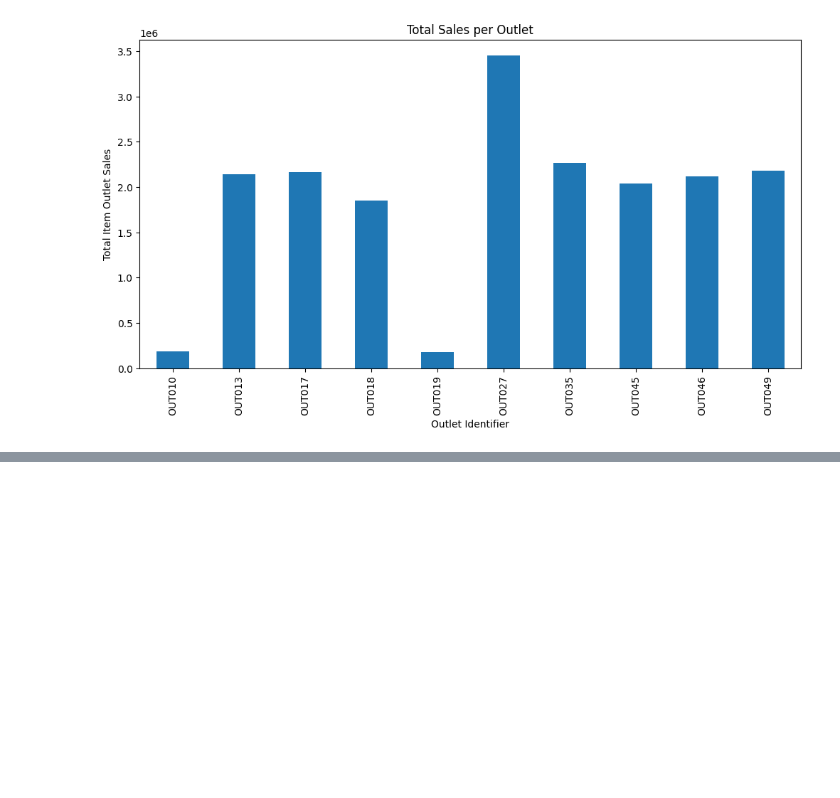
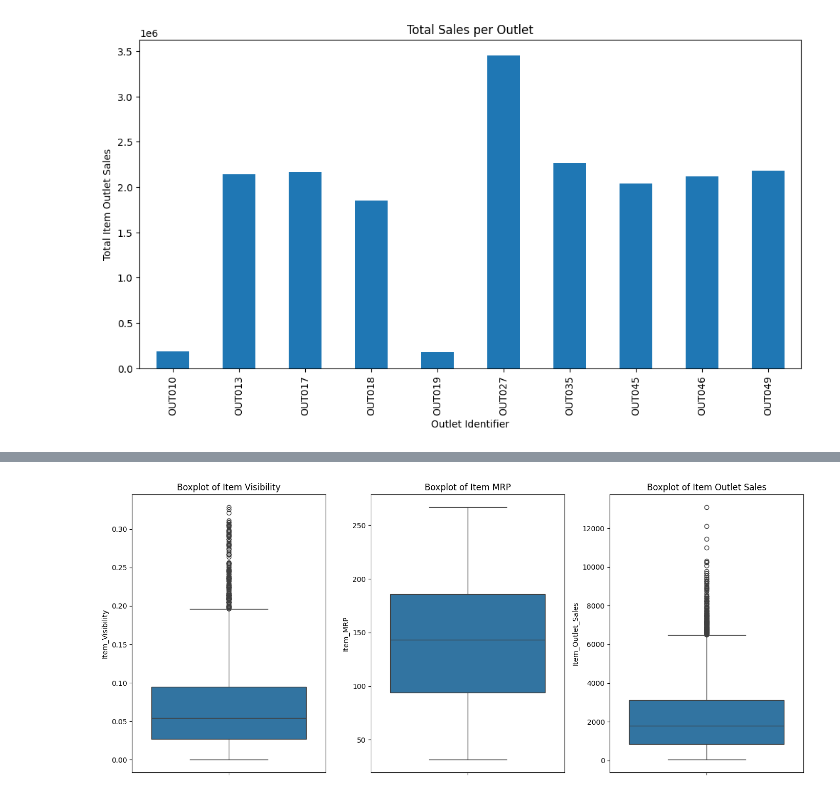
Before and after one commit to AromaDsouza/BigMart_Sales_Prediction, a Jupyter notebook: BigMart_Sales_Prediction.ipynb, the cells around one changed output, grey strips where cells are left out. Saved outputs shown, nothing was run; the diff lists cells and outputs as text; code cells hidden in the pictures; blank space fills up the shorter version.

```diff
--- a/BigMart_Sales_Prediction.ipynb
+++ b/BigMart_Sales_Prediction.ipynb
@@ -230,0 +262,18 @@ train_data['Outlet_Size'].fillna(outlet_size_mode, inplace=True)
+# %%
+plt.figure(figsize=(14, 6))
+plt.subplot(1, 3, 1)
+sns.boxplot(data=train_data, y='Item_Visibility')
+plt.title('Boxplot of Item Visibility')
+
+plt.subplot(1, 3, 2)
+sns.boxplot(data=train_data, y='Item_MRP')
+plt.title('Boxplot of Item MRP')
+
+plt.subplot(1, 3, 3)
+sns.boxplot(data=train_data, y='Item_Outlet_Sales')
+plt.title('Boxplot of Item Outlet Sales')
+
+plt.tight_layout()
+plt.show()
+# %% [output]
+[figure, added]
```
Also changed, not shown: parts of 5 cells of this notebook.
